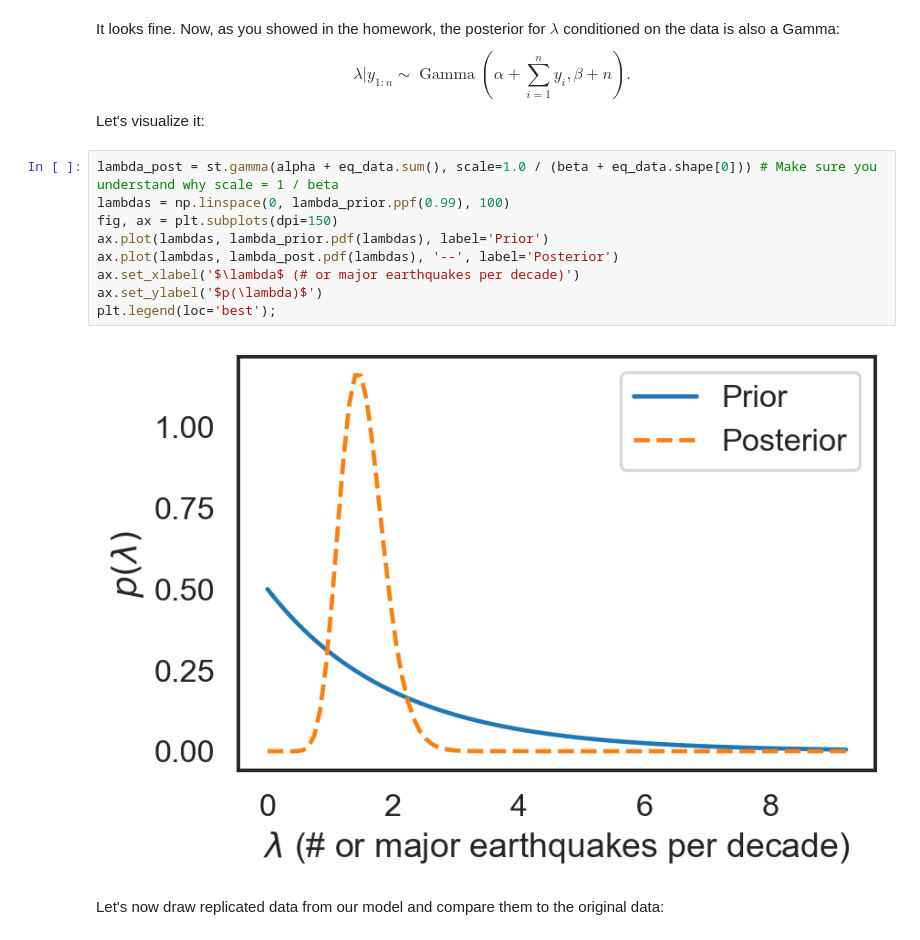
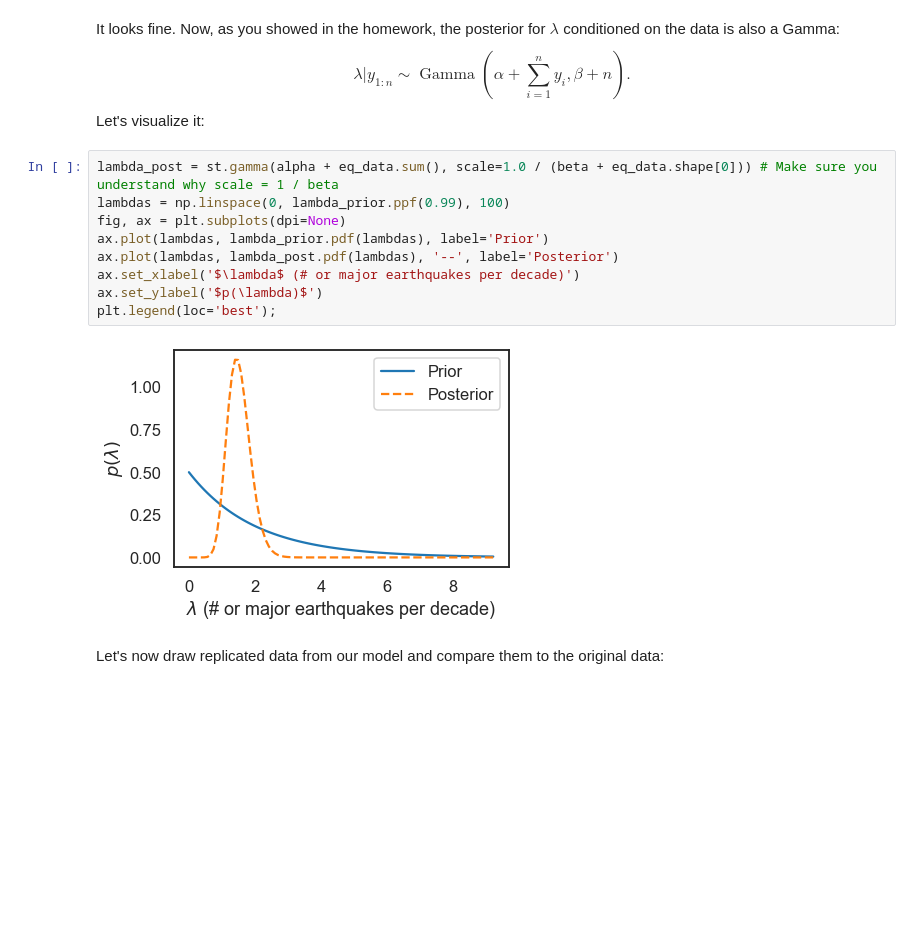
Before and after one commit to dhillonparveen/uq-course, a Jupyter notebook: lectures/lecture_11.ipynb, the cells around one changed output. Cells and saved outputs as stored; diff of their text form; blank space fills up the shorter version.

```diff
--- a/lectures/lecture_11.ipynb
+++ b/lectures/lecture_11.ipynb
@@ -551,14 +551,14 @@ Let's visualize it:
 # %%
 lambda_post = st.gamma(alpha + eq_data.sum(), scale=1.0 / (beta + eq_data.shape[0])) # Make sure you understand why scale = 1 / beta
 lambdas = np.linspace(0, lambda_prior.ppf(0.99), 100)
-fig, ax = plt.subplots(dpi=150)
+fig, ax = plt.subplots(dpi=None)
 ax.plot(lambdas, lambda_prior.pdf(lambdas), label='Prior')
 ax.plot(lambdas, lambda_post.pdf(lambdas), '--', label='Posterior')
 ax.set_xlabel('$\lambda$ (# or major earthquakes per decade)')
 ax.set_ylabel('$p(\lambda)$')
 plt.legend(loc='best');
 # %% [output]
-[figure, old version]
+[figure, new version]
 # %% [markdown]
 Let's now draw replicated data from our model and compare them to the original data:
 # %%
```
Also changed, not shown: parts of 8 cells of this notebook.
